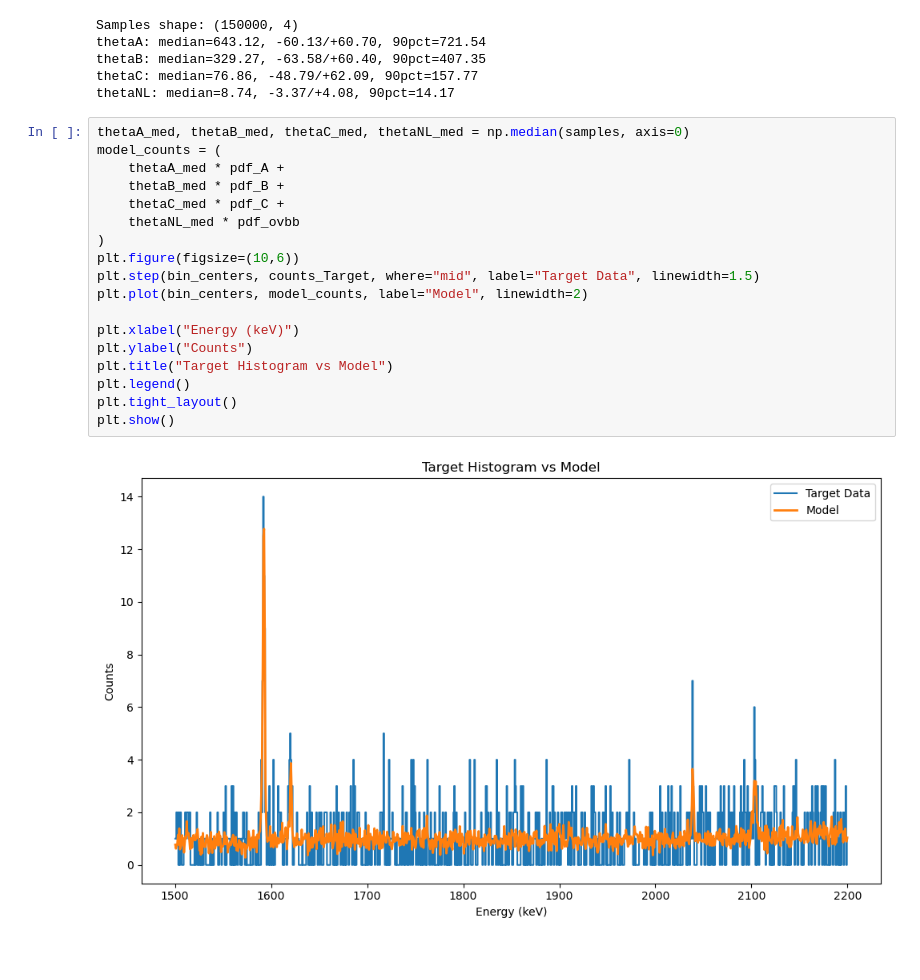
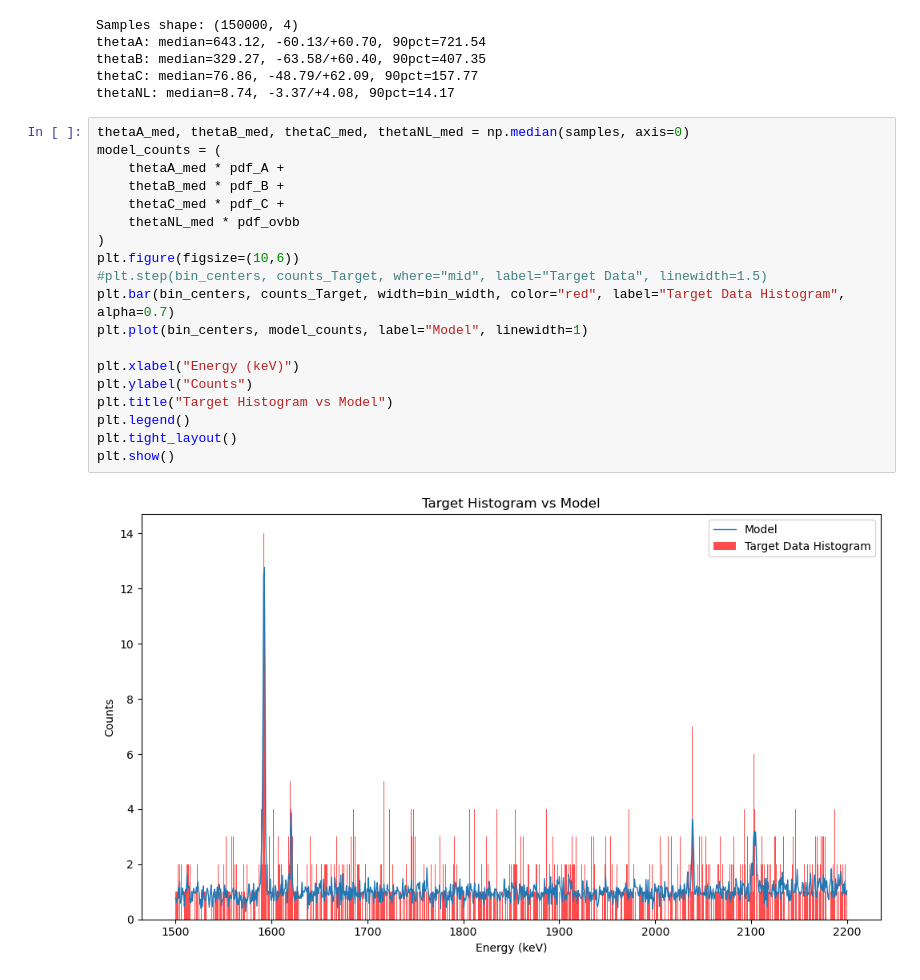
Before and after one commit to TangyKiwi/DSC-291-Final-Project, a Jupyter notebook: scripts/bayesianfit_tristan.ipynb, the cells around one changed output. Drawn from its saved outputs; the diff is of its cells as text.

```diff
--- a/scripts/bayesianfit_tristan.ipynb
+++ b/scripts/bayesianfit_tristan.ipynb
@@ -103,20 +103,21 @@ thetaNL: median=8.74, -3.37/+4.08, 90pct=14.17
 # %%
 thetaA_med, thetaB_med, thetaC_med, thetaNL_med = np.median(samples, axis=0)
 model_counts = (
     thetaA_med * pdf_A +
     thetaB_med * pdf_B +
     thetaC_med * pdf_C +
     thetaNL_med * pdf_ovbb
 )
 plt.figure(figsize=(10,6))
-plt.step(bin_centers, counts_Target, where="mid", label="Target Data", linewidth=1.5)
-plt.plot(bin_centers, model_counts, label="Model", linewidth=2)
+#plt.step(bin_centers, counts_Target, where="mid", label="Target Data", linewidth=1.5)
+plt.bar(bin_centers, counts_Target, width=bin_width, color="red", label="Target Data Histogram", alpha=0.7)
+plt.plot(bin_centers, model_counts, label="Model", linewidth=1)
 
 plt.xlabel("Energy (keV)")
 plt.ylabel("Counts")
 plt.title("Target Histogram vs Model")
 plt.legend()
 plt.tight_layout()
 plt.show()
 # %% [output]
-[figure, old version]
+[figure, new version]
```
Also changed, not shown: parts of 1 cell of this notebook.
